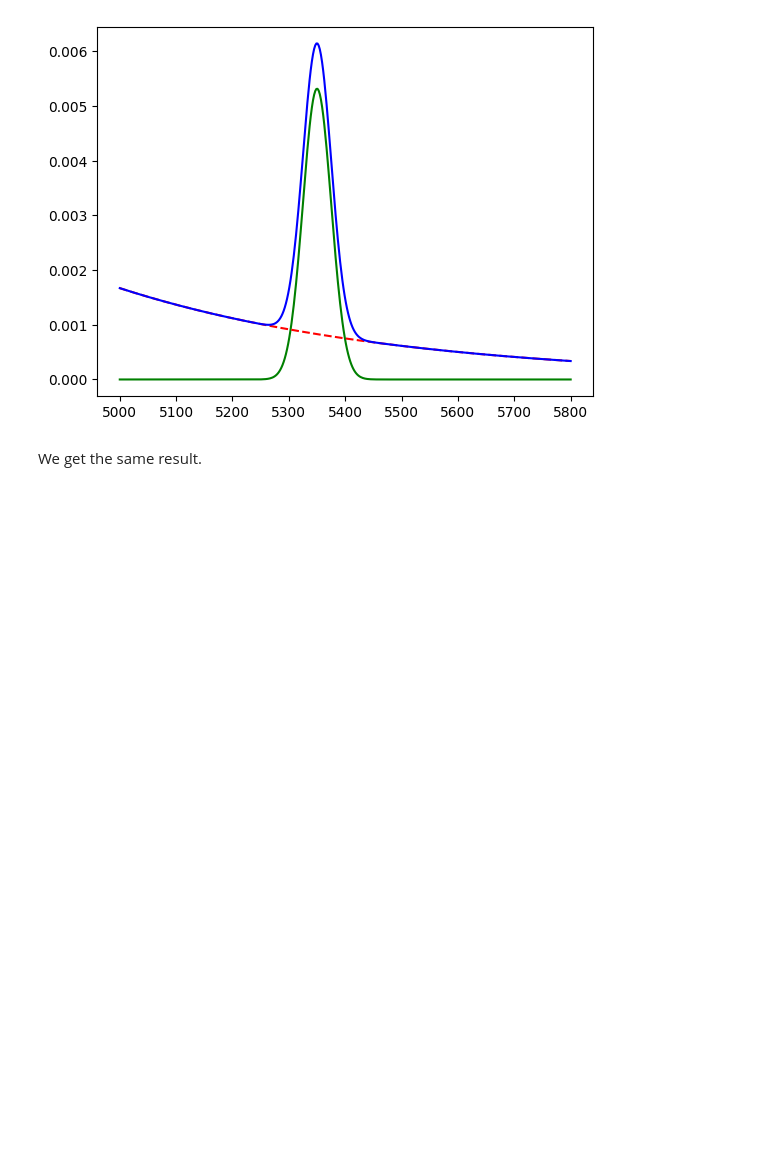
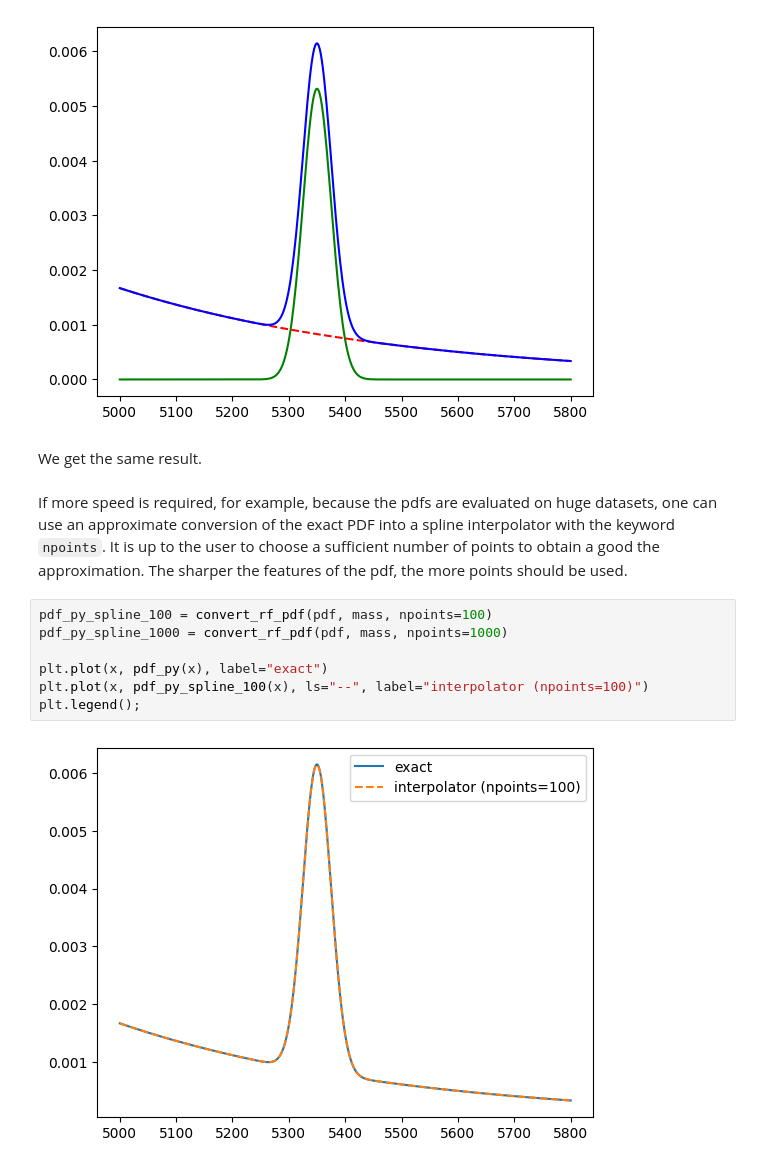
Before and after one commit to sweights/sweights, a Jupyter notebook: doc/notebooks/roopdf_conversion.ipynb, the cells around one changed output. Saved outputs shown, nothing was run; the diff lists cells and outputs as text; blank space fills up the shorter version.

```diff
--- a/doc/notebooks/roopdf_conversion.ipynb
+++ b/doc/notebooks/roopdf_conversion.ipynb
@@ -85,3 +85,14 @@ plt.plot(x, pdf_py(x), "b-");
 [figure]
 # %% [markdown]
 We get the same result.
+# %% [markdown]
+If more speed is required, for example, because the pdfs are evaluated on huge datasets, one can use an approximate conversion of the exact PDF into a spline interpolator with the keyword `npoints`. It is up to the user to choose a sufficient number of points to obtain a good the approximation. The sharper the features of the pdf, the more points should be used.
+# %%
+pdf_py_spline_100 = convert_rf_pdf(pdf, mass, npoints=100)
+pdf_py_spline_1000 = convert_rf_pdf(pdf, mass, npoints=1000)
+
+plt.plot(x, pdf_py(x), label="exact")
+plt.plot(x, pdf_py_spline_100(x), ls="--", label="interpolator (npoints=100)")
+plt.legend();
+# %% [output]
+[figure, added]
```
Also changed, not shown: parts of 6 cells of this notebook, 7 other files.
